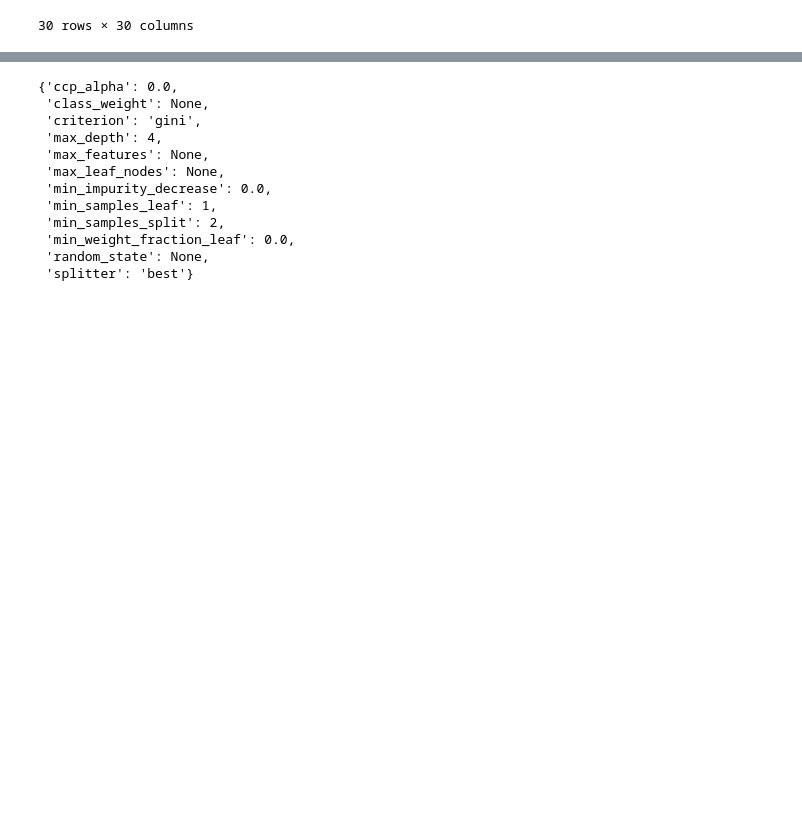
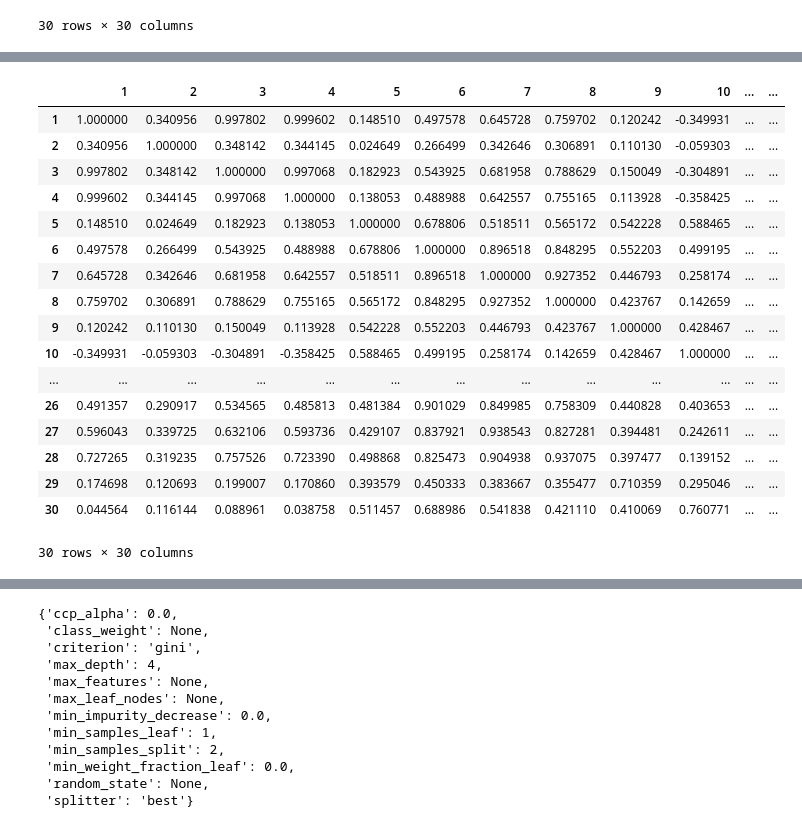
Before and after one commit to trungphap/bcw, a Jupyter notebook: breast_cancer.ipynb, the cells around one changed output, grey strips where cells are left out. Drawn from its saved outputs; the diff is of its cells as text; code cells hidden in the pictures; blank space fills up the shorter version.

```diff
--- a/breast_cancer.ipynb
+++ b/breast_cancer.ipynb
@@ -84,0 +92,21 @@ X.corr()
+# %%
+X.corr('spearman')
+# %% [output]
+|  | 1 | 2 | 3 | 4 | 5 | 6 | 7 | 8 | 9 | 10 | ... | ... |
+| 1 | 1.000000 | 0.340956 | 0.997802 | 0.999602 | 0.148510 | 0.497578 | 0.645728 | 0.759702 | 0.120242 | -0.349931 | ... | ... |
+| 2 | 0.340956 | 1.000000 | 0.348142 | 0.344145 | 0.024649 | 0.266499 | 0.342646 | 0.306891 | 0.110130 | -0.059303 | ... | ... |
+| 3 | 0.997802 | 0.348142 | 1.000000 | 0.997068 | 0.182923 | 0.543925 | 0.681958 | 0.788629 | 0.150049 | -0.304891 | ... | ... |
+| 4 | 0.999602 | 0.344145 | 0.997068 | 1.000000 | 0.138053 | 0.488988 | 0.642557 | 0.755165 | 0.113928 | -0.358425 | ... | ... |
+| 5 | 0.148510 | 0.024649 | 0.182923 | 0.138053 | 1.000000 | 0.678806 | 0.518511 | 0.565172 | 0.542228 | 0.588465 | ... | ... |
+| 6 | 0.497578 | 0.266499 | 0.543925 | 0.488988 | 0.678806 | 1.000000 | 0.896518 | 0.848295 | 0.552203 | 0.499195 | ... | ... |
+| 7 | 0.645728 | 0.342646 | 0.681958 | 0.642557 | 0.518511 | 0.896518 | 1.000000 | 0.927352 | 0.446793 | 0.258174 | ... | ... |
+| 8 | 0.759702 | 0.306891 | 0.788629 | 0.755165 | 0.565172 | 0.848295 | 0.927352 | 1.000000 | 0.423767 | 0.142659 | ... | ... |
+| 9 | 0.120242 | 0.110130 | 0.150049 | 0.113928 | 0.542228 | 0.552203 | 0.446793 | 0.423767 | 1.000000 | 0.428467 | ... | ... |
+| 10 | -0.349931 | -0.059303 | -0.304891 | -0.358425 | 0.588465 | 0.499195 | 0.258174 | 0.142659 | 0.428467 | 1.000000 | ... | ... |
+| ... | ... | ... | ... | ... | ... | ... | ... | ... | ... | ... | ... | ... |
+| 26 | 0.491357 | 0.290917 | 0.534565 | 0.485813 | 0.481384 | 0.901029 | 0.849985 | 0.758309 | 0.440828 | 0.403653 | ... | ... |
+| 27 | 0.596043 | 0.339725 | 0.632106 | 0.593736 | 0.429107 | 0.837921 | 0.938543 | 0.827281 | 0.394481 | 0.242611 | ... | ... |
+| 28 | 0.727265 | 0.319235 | 0.757526 | 0.723390 | 0.498868 | 0.825473 | 0.904938 | 0.937075 | 0.397477 | 0.139152 | ... | ... |
+| 29 | 0.174698 | 0.120693 | 0.199007 | 0.170860 | 0.393579 | 0.450333 | 0.383667 | 0.355477 | 0.710359 | 0.295046 | ... | ... |
+| 30 | 0.044564 | 0.116144 | 0.088961 | 0.038758 | 0.511457 | 0.688986 | 0.541838 | 0.421110 | 0.410069 | 0.760771 | ... | ... |
+30 rows × 30 columns
```
Also changed, not shown: parts of 15 cells of this notebook.
